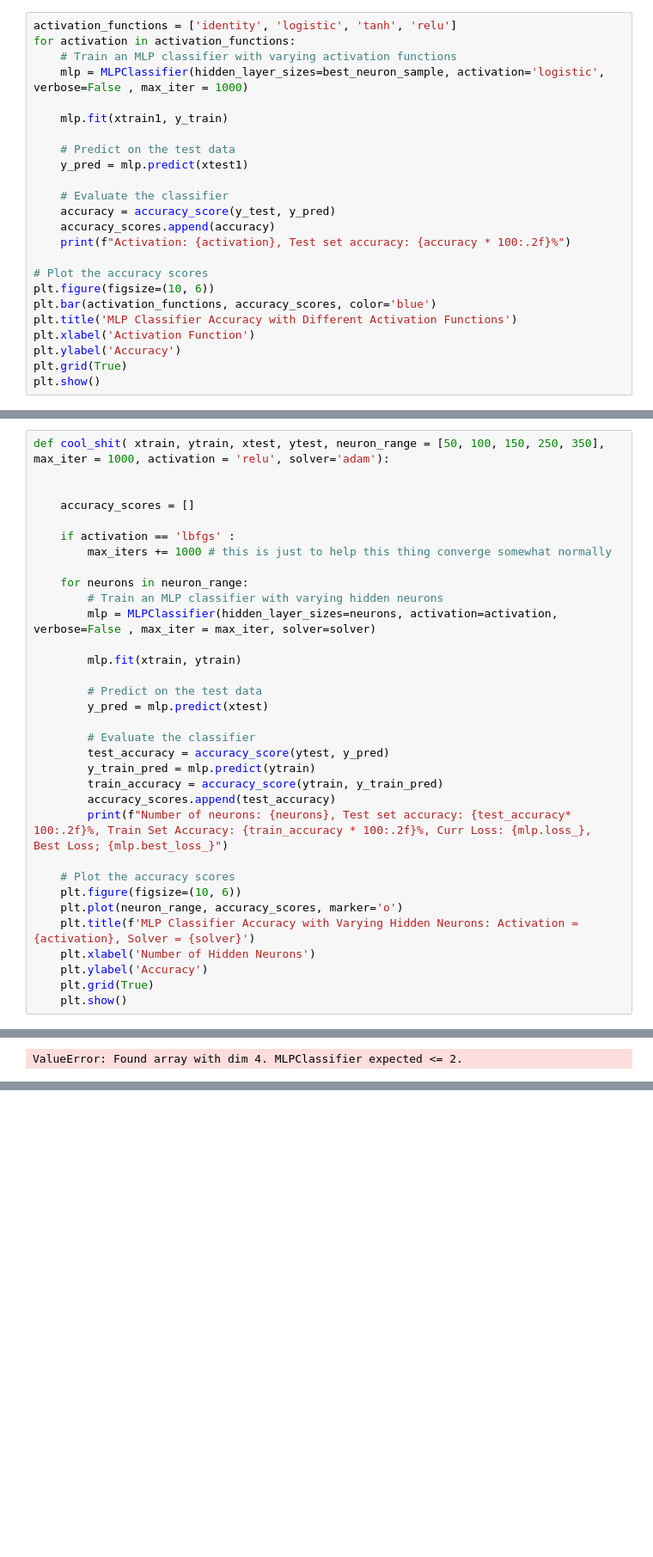
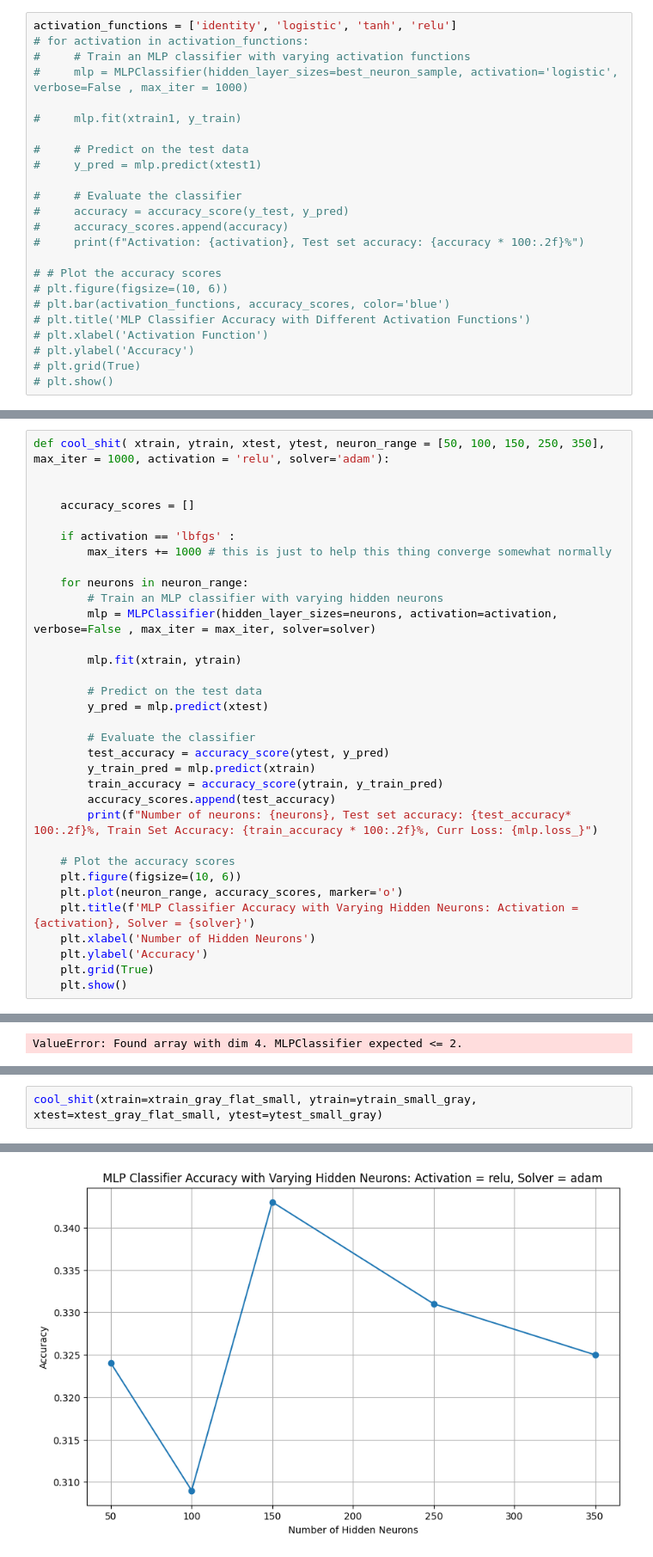
Before and after one commit to 26dre/178_final, a Jupyter notebook: NeuralNetworks.ipynb, the cells around one changed output, grey strips where cells are left out. Shown at 86% size. Cells and saved outputs as stored; diff of their text form; blank space fills up the shorter version.

Commit message:
quick little change to the github shit ya feel

```diff
--- a/NeuralNetworks.ipynb
+++ b/NeuralNetworks.ipynb
@@ -155,24 +146,24 @@ best_neuron_sample = select_best(accuracy_scores, neurons=neuron_range)
 # %%
 activation_functions = ['identity', 'logistic', 'tanh', 'relu']
-for activation in activation_functions:
-    # Train an MLP classifier with varying activation functions
-    mlp = MLPClassifier(hidden_layer_sizes=best_neuron_sample, activation='logistic', verbose=False , max_iter = 1000)
+# for activation in activation_functions:
+#     # Train an MLP classifier with varying activation functions
+#     mlp = MLPClassifier(hidden_layer_sizes=best_neuron_sample, activation='logistic', verbose=False , max_iter = 1000)
 
-    mlp.fit(xtrain1, y_train)
+#     mlp.fit(xtrain1, y_train)
 
-    # Predict on the test data
-    y_pred = mlp.predict(xtest1)
+#     # Predict on the test data
+#     y_pred = mlp.predict(xtest1)
 
-    # Evaluate the classifier
-    accuracy = accuracy_score(y_test, y_pred)
-    accuracy_scores.append(accuracy)
-    print(f"Activation: {activation}, Test set accuracy: {accuracy * 100:.2f}%")
+#     # Evaluate the classifier
+#     accuracy = accuracy_score(y_test, y_pred)
+#     accuracy_scores.append(accuracy)
+#     print(f"Activation: {activation}, Test set accuracy: {accuracy * 100:.2f}%")
 
-# Plot the accuracy scores
-plt.figure(figsize=(10, 6))
-plt.bar(activation_functions, accuracy_scores, color='blue')
-plt.title('MLP Classifier Accuracy with Different Activation Functions')
-plt.xlabel('Activation Function')
-plt.ylabel('Accuracy')
-plt.grid(True)
-plt.show()
+# # Plot the accuracy scores
+# plt.figure(figsize=(10, 6))
+# plt.bar(activation_functions, accuracy_scores, color='blue')
+# plt.title('MLP Classifier Accuracy with Different Activation Functions')
+# plt.xlabel('Activation Function')
+# plt.ylabel('Accuracy')
+# plt.grid(True)
+# plt.show()
@@ -318,10 +300,10 @@ def cool_shit( xtrain, ytrain, xtest, ytest, neuron_range = [50, 100, 150, 250,
 
         # Evaluate the classifier
         test_accuracy = accuracy_score(ytest, y_pred)
-        y_train_pred = mlp.predict(ytrain)
+        y_train_pred = mlp.predict(xtrain)
         train_accuracy = accuracy_score(ytrain, y_train_pred)
         accuracy_scores.append(test_accuracy)
-        print(f"Number of neurons: {neurons}, Test set accuracy: {test_accuracy* 100:.2f}%, Train Set Accuracy: {train_accuracy * 100:.2f}%, Curr Loss: {mlp.loss_}, Best Loss; {mlp.best_loss_}")
+        print(f"Number of neurons: {neurons}, Test set accuracy: {test_accuracy* 100:.2f}%, Train Set Accuracy: {train_accuracy * 100:.2f}%, Curr Loss: {mlp.loss_}")
 
     # Plot the accuracy scores
     plt.figure(figsize=(10, 6))
@@ -544,0 +536,3 @@ Training loss did not improve more than tol=0.000100 for 10 consecutive epochs.
+# %%
+cool_shit(xtrain=xtrain_gray_flat_small, ytrain=ytrain_small_gray, xtest=xtest_gray_flat_small, ytest=ytest_small_gray)
+# %% [output]
@@ -544,0 +544 @@ Training loss did not improve more than tol=0.000100 for 10 consecutive epochs.
+[figure, added]
```
Also changed, not shown: parts of 13 cells of this notebook, 1 other file.
